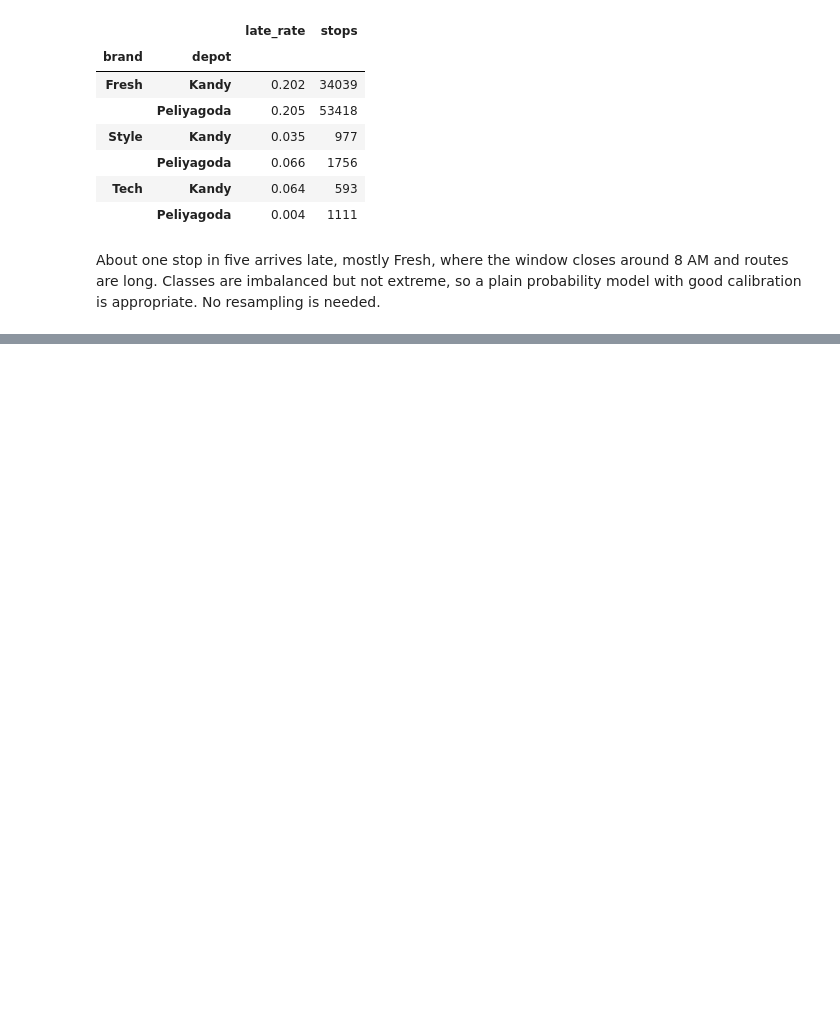
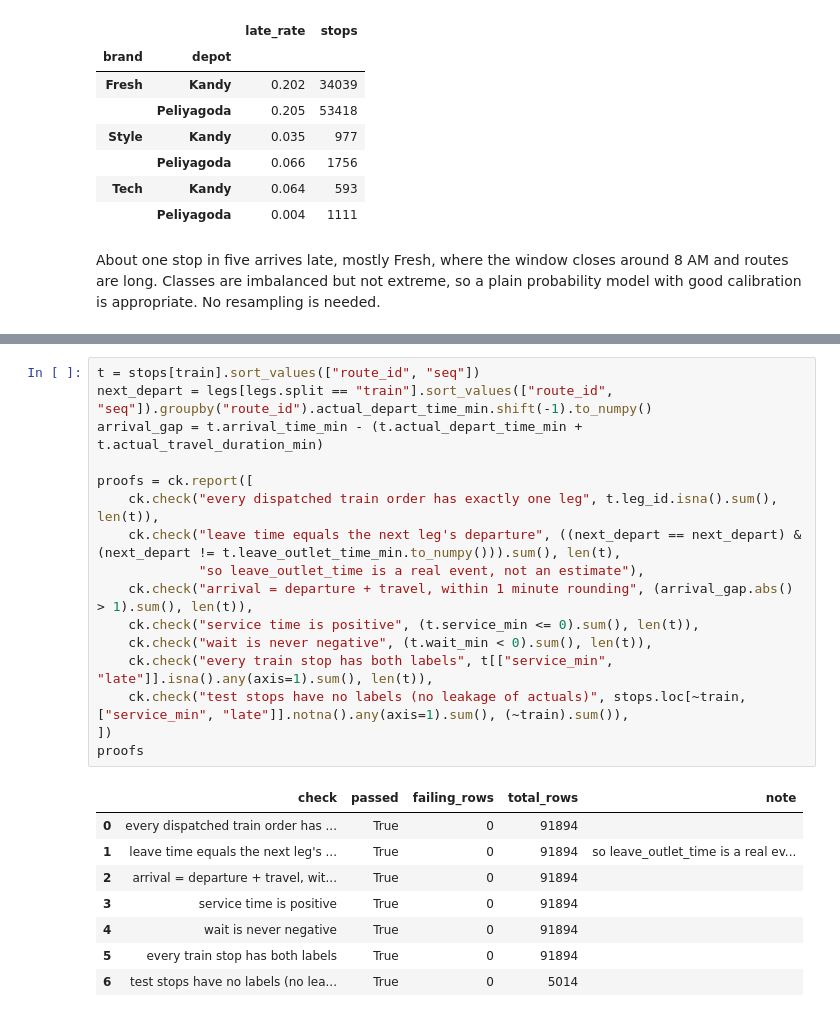
Before and after one commit to sameera-ekanayaka/Xora_Datathon, a Jupyter notebook: notebooks/03_label_construction.ipynb, the cells around one changed output, grey strips where cells are left out. Saved outputs shown, nothing was run; the diff lists cells and outputs as text; blank space fills up the shorter version.

Commit message:
Prove the labels and measure today's allowance table against them

```diff
--- a/notebooks/03_label_construction.ipynb
+++ b/notebooks/03_label_construction.ipynb
@@ -156,0 +161,25 @@ About one stop in five arrives late, mostly Fresh, where the window closes aroun
+# %%
+t = stops[train].sort_values(["route_id", "seq"])
+next_depart = legs[legs.split == "train"].sort_values(["route_id", "seq"]).groupby("route_id").actual_depart_time_min.shift(-1).to_numpy()
+arrival_gap = t.arrival_time_min - (t.actual_depart_time_min + t.actual_travel_duration_min)
+
+proofs = ck.report([
+    ck.check("every dispatched train order has exactly one leg", t.leg_id.isna().sum(), len(t)),
+    ck.check("leave time equals the next leg's departure", ((next_depart == next_depart) & (next_depart != t.leave_outlet_time_min.to_numpy())).sum(), len(t),
+             "so leave_outlet_time is a real event, not an estimate"),
+    ck.check("arrival = departure + travel, within 1 minute rounding", (arrival_gap.abs() > 1).sum(), len(t)),
+    ck.check("service time is positive", (t.service_min <= 0).sum(), len(t)),
+    ck.check("wait is never negative", (t.wait_min < 0).sum(), len(t)),
+    ck.check("every train stop has both labels", t[["service_min", "late"]].isna().any(axis=1).sum(), len(t)),
+    ck.check("test stops have no labels (no leakage of actuals)", stops.loc[~train, ["service_min", "late"]].notna().any(axis=1).sum(), (~train).sum()),
+])
+proofs
+# %% [output]
+|  | check | passed | failing_rows | total_rows | note |
+| 0 | every dispatched train order has ... | True | 0 | 91894 |  |
+| 1 | leave time equals the next leg's ... | True | 0 | 91894 | so leave_outlet_time is a real ev... |
+| 2 | arrival = departure + travel, wit... | True | 0 | 91894 |  |
+| 3 | service time is positive | True | 0 | 91894 |  |
+| 4 | wait is never negative | True | 0 | 91894 |  |
+| 5 | every train stop has both labels | True | 0 | 91894 |  |
+| 6 | test stops have no labels (no lea... | True | 0 | 5014 |  |
```
Also changed, not shown: parts of 4 cells of this notebook.
